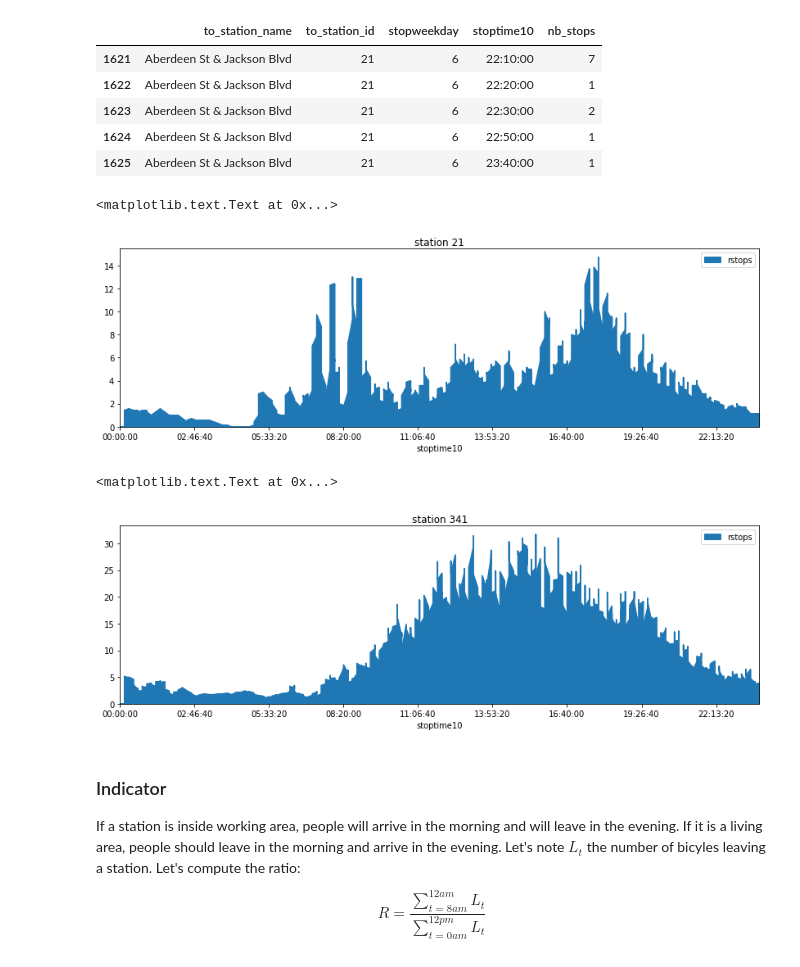
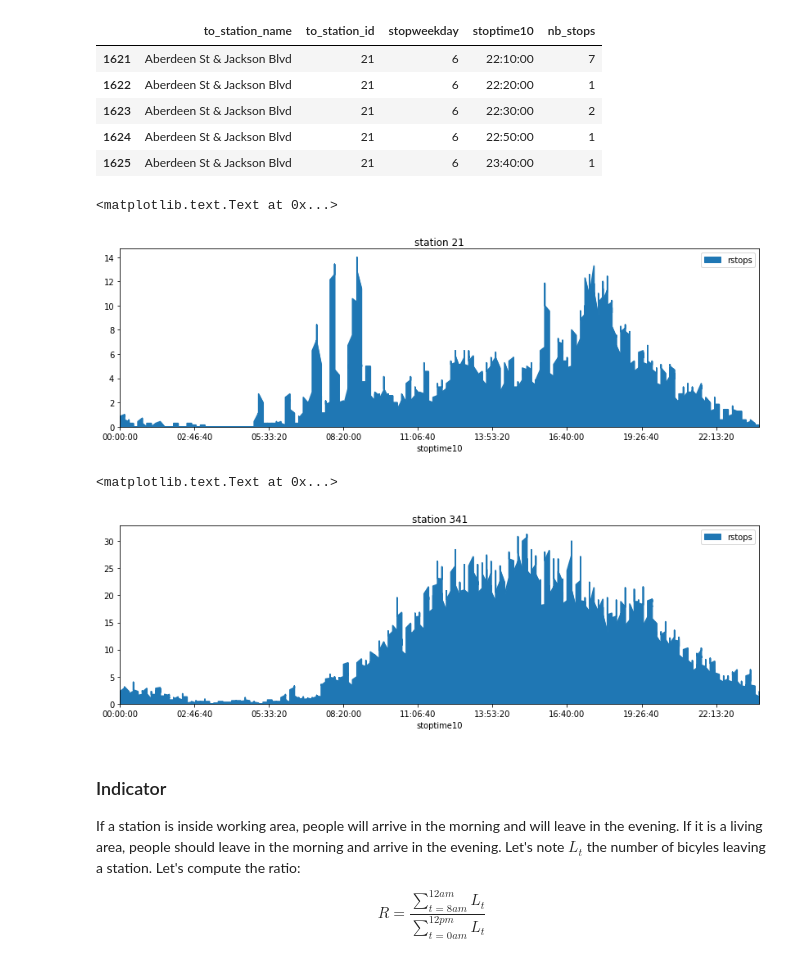
Before and after one commit to sdpython/ensae_projects, a Jupyter notebook: _doc/notebooks/challenges/city_bike/city_bike_solution.ipynb, the cells around one changed output. Drawn from its saved outputs; the diff is of its cells as text; code cells hidden in the pictures.

```diff
--- a/_doc/notebooks/challenges/city_bike/city_bike_solution.ipynb
+++ b/_doc/notebooks/challenges/city_bike/city_bike_solution.ipynb
@@ -126,26 +126,26 @@ snippet21.tail()
 # %%
 from ensae_projects.data.data_bikes import add_missing_time
 import matplotlib.pyplot as plt
 fig, ax = plt.subplots(1,1, figsize=(14,4))
-full_snippet21 = add_missing_time(snippet21, "stoptime10", delay=10)
+full_snippet21 = add_missing_time(snippet21, "stoptime10", delay=10, values="nb_stops")
 full_snippet21["rstops"] = full_snippet21.nb_stops.rolling(7).mean()
 full_snippet21.plot(x="stoptime10", y="rstops", figsize=(14,4), kind="area", ax=ax)
 ax.set_title("station 21")
 # %% [output]
 <matplotlib.text.Text at 0x...>
-[figure, old version]
+[figure, new version]
 # %%
 from ensae_projects.data.data_bikes import add_missing_time
 import matplotlib.pyplot as plt
 fig, ax = plt.subplots(1,1, figsize=(14,4))
 sni = snippet[snippet["to_station_id"] == 341].copy()
-sni = add_missing_time(sni, "stoptime10", delay=10)
+sni = add_missing_time(sni, "stoptime10", delay=10, values="nb_stops")
 sni["rstops"] = sni.nb_stops.rolling(7).mean()
 sni.plot(x="stoptime10", y="rstops", figsize=(14,4), kind="area", ax=ax)
 ax.set_title("station 341")
 # %% [output]
 <matplotlib.text.Text at 0x...>
-[figure, old version]
+[figure, new version]
 # %% [markdown]
 ### Indicator
 
```
Also changed, not shown: 1 other file.
